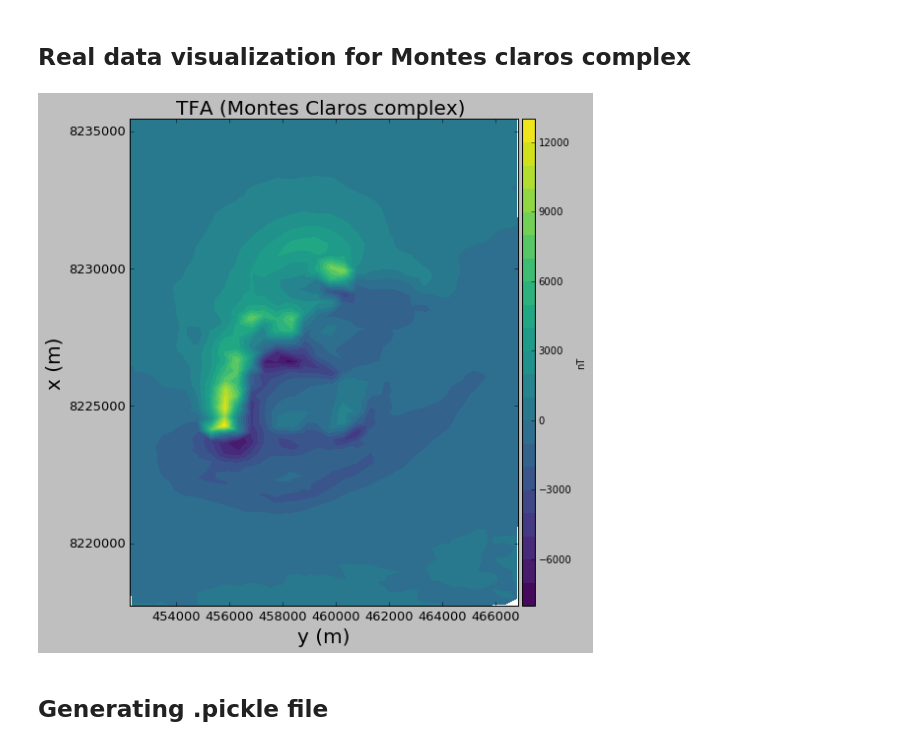
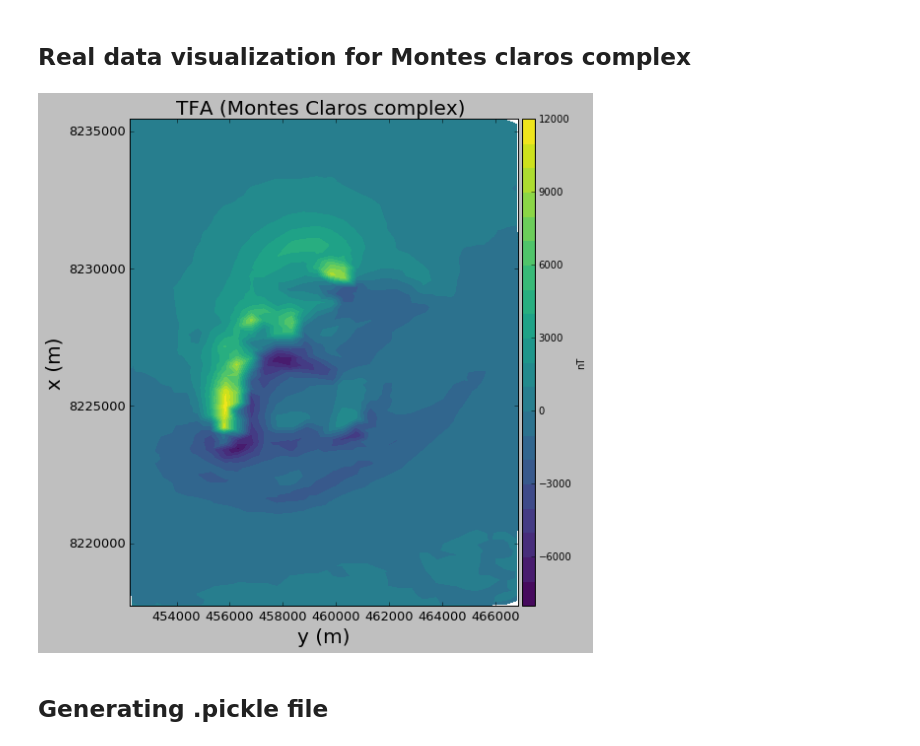
Before and after one commit to pinga-lab/eqlayer-magnetization-direction, a Jupyter notebook: code/notebooks/montes_claros_intrusion/MC_intrusion_plot.ipynb, the cells around one changed output. Saved outputs shown, nothing was run; the diff lists cells and outputs as text; code cells hidden in the pictures.

```diff
--- a/code/notebooks/montes_claros_intrusion/MC_intrusion_plot.ipynb
+++ b/code/notebooks/montes_claros_intrusion/MC_intrusion_plot.ipynb
@@ -32,7 +32,7 @@ saved_files = []
 # %% [markdown]
 ### Columns to load and filename
 # %%
-filename = 'data_filtered_XYZ_area_50'
+filename = 'data_filtered_XYZ_area_40'
 # %%
 names = ['X','Y','GPSALT','MAGRAW','MAGIGRF','IGRF','LONG','LAT']
 # %% [markdown]
@@ -45,7 +45,7 @@ data = pd.read_csv(filename,usecols=(0,1,2,3,4,5,6,7),na_values= '*',
 # %% [markdown]
 ### Total field anomaly
 # %%
-data_set['tfa_50'] = data.iloc[:,4].get_values()
+data_set['tfa_40'] = data.iloc[:,4].get_values()
 # %% [markdown]
 #### Observation coordinates
 # %%
@@ -59,7 +59,7 @@ data_set['z'] = data_set['height']*np.ones_like(data_set['x'])
 # %% [markdown]
 #### Survey information
 # %%
-data_set['N'] = np.size(data_set['tfa_50'])
+data_set['N'] = np.size(data_set['tfa_40'])
 # %%
 data_set['dx'] = data_set['x'][0] - data_set['x'][1]
 # %%
@@ -99,22 +99,22 @@ Main field declination: -18.5 degree
 # %%
 title_font = 20
 bottom_font = 16
 saturation_factor = 1.
 plt.close('all')
 plt.figure(figsize=(8,8), tight_layout=True)
 
-plt.tricontourf(data_set['y'],data_set['x'],data_set['tfa_50'],20, cmap='viridis')
+plt.tricontourf(data_set['y'],data_set['x'],data_set['tfa_40'],20, cmap='viridis')
 plt.colorbar(pad=0.01, aspect=40, shrink=1.0).set_label('nT')
 plt.xlabel('y (m)', fontsize = title_font)
 plt.ylabel('x (m)', fontsize = title_font)
 plt.title('TFA (Montes Claros complex) ', fontsize=title_font)
 plt.xlim(data_set['y'].min(),data_set['y'].max())
 plt.ylim(data_set['x'].min(),data_set['x'].max())
 plt.tick_params(labelsize=13)
 
 plt.show()
 # %% [output]
-[figure, old version]
+[figure, new version]
 # %% [markdown]
 ## Generating .pickle file
 # %%
```
Also changed, not shown: parts of 1 cell of this notebook, 20 other files.
